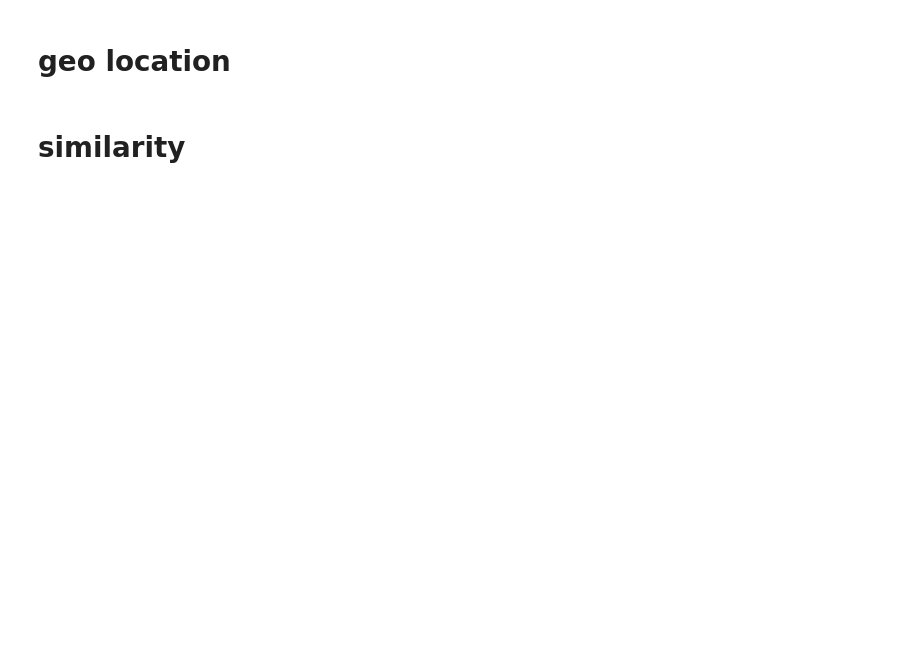
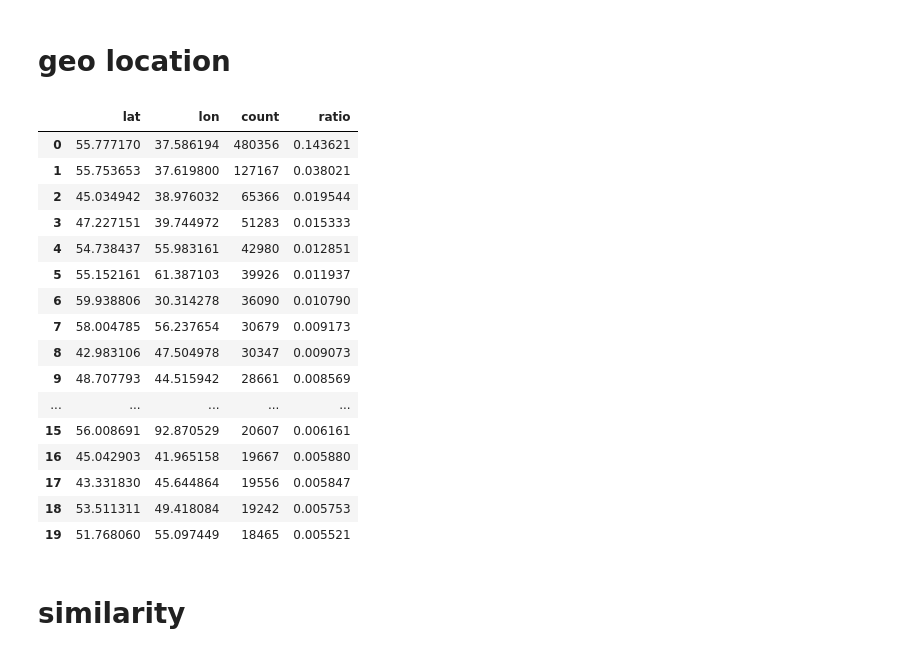
Before and after one commit to qf6101/avito-duplicate-ads-detection, a Jupyter notebook: data exploration.ipynb, the cells around one changed output. Cells and saved outputs as stored; diff of their text form; code cells hidden in the pictures; blank space fills up the shorter version.

```diff
--- a/data exploration.ipynb
+++ b/data exploration.ipynb
@@ -206,5 +213,3 @@ df_sample_n(item_pairs_train, 5, 12)
 | 2133634 | 2822325 | 5102216 | 1 | 1 |
 | 2303235 | 3165159 | 3985421 | 1 | 1 |
 | 1392564 | 1629096 | 4602213 | 0 | 3 |
-# %%
-item_info_train.set_index('itemID', inplace=True)
@@ -222,2 +294,26 @@ item_info_train.loc[[2822325, 5102216]]
 # %% [markdown]
 # geo location
+# %%
+lat_lon_freq = item_info_train.groupby(['lat', 'lon'])['title'].count().order(ascending=False).reset_index().rename(columns={'title': 'count'})
+# %%
+lat_lon_freq['ratio'] = lat_lon_freq['count']/item_info_train.shape[0]
+# %%
+lat_lon_freq.head(20)
+# %% [output]
+|  | lat | lon | count | ratio |
+| 0 | 55.777170 | 37.586194 | 480356 | 0.143621 |
+| 1 | 55.753653 | 37.619800 | 127167 | 0.038021 |
+| 2 | 45.034942 | 38.976032 | 65366 | 0.019544 |
+| 3 | 47.227151 | 39.744972 | 51283 | 0.015333 |
+| 4 | 54.738437 | 55.983161 | 42980 | 0.012851 |
+| 5 | 55.152161 | 61.387103 | 39926 | 0.011937 |
+| 6 | 59.938806 | 30.314278 | 36090 | 0.010790 |
+| 7 | 58.004785 | 56.237654 | 30679 | 0.009173 |
+| 8 | 42.983106 | 47.504978 | 30347 | 0.009073 |
+| 9 | 48.707793 | 44.515942 | 28661 | 0.008569 |
+| ... | ... | ... | ... | ... |
+| 15 | 56.008691 | 92.870529 | 20607 | 0.006161 |
+| 16 | 45.042903 | 41.965158 | 19667 | 0.005880 |
+| 17 | 43.331830 | 45.644864 | 19556 | 0.005847 |
+| 18 | 53.511311 | 49.418084 | 19242 | 0.005753 |
+| 19 | 51.768060 | 55.097449 | 18465 | 0.005521 |
```
Also changed, not shown: parts of 11 cells of this notebook.
